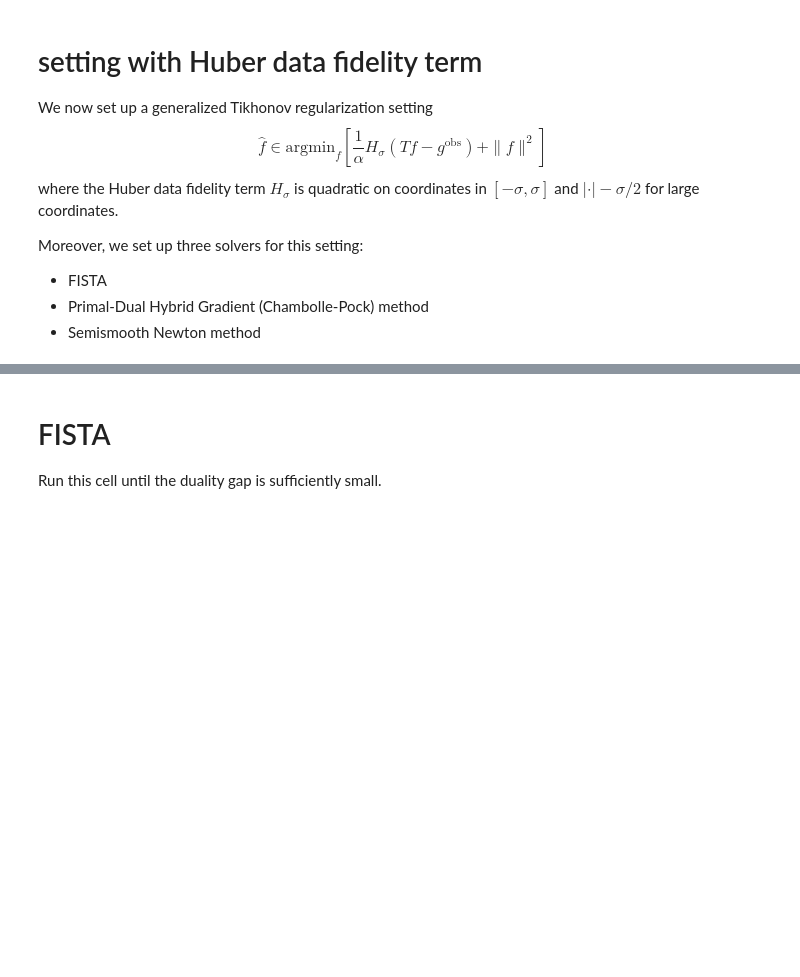
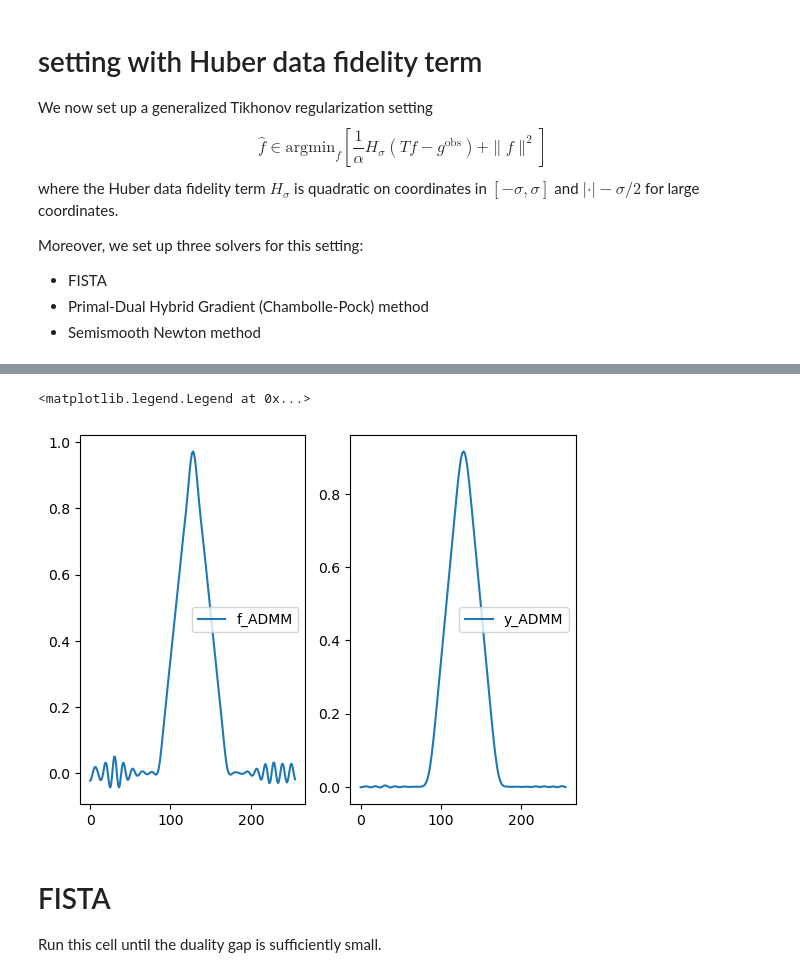
Before and after one commit to regpy/regpy, a Jupyter notebook: examples/deconvolution/impulsive_noise.ipynb, the cells around one changed output, grey strips where cells are left out. Saved outputs shown, nothing was run; the diff lists cells and outputs as text; code cells hidden in the pictures; blank space fills up the shorter version.

```diff
--- a/examples/deconvolution/impulsive_noise.ipynb
+++ b/examples/deconvolution/impulsive_noise.ipynb
@@ -78,0 +88,9 @@ itFISTA = iter(solverFISTA)
+# %%
+for j in range(20):
+    f_ADMM,y_ADMM = next(itADMM)
+fig, (ax1,ax2) = plt.subplots(1,2)
+ax1.plot(f_ADMM,label = 'f_ADMM')
+ax1.legend()
+ax2.plot(y_ADMM,label='y_ADMM')
+ax2.legend()
+# %% [output]
@@ -79,3 +117,5 @@ itFISTA = iter(solverFISTA)
+<matplotlib.legend.Legend at 0x...>
+[figure, added]
 # %% [markdown]
 # FISTA
 Run this cell until the duality gap is sufficiently small.
```
Also changed, not shown: parts of 9 cells of this notebook, 7 other files.
